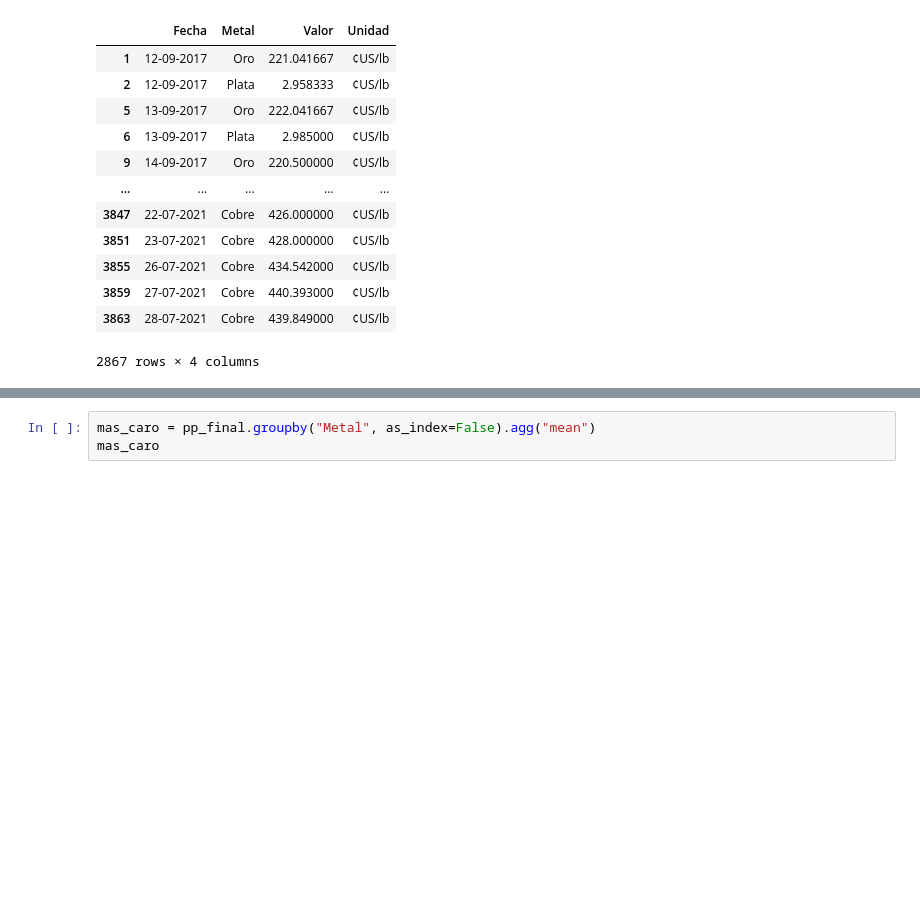
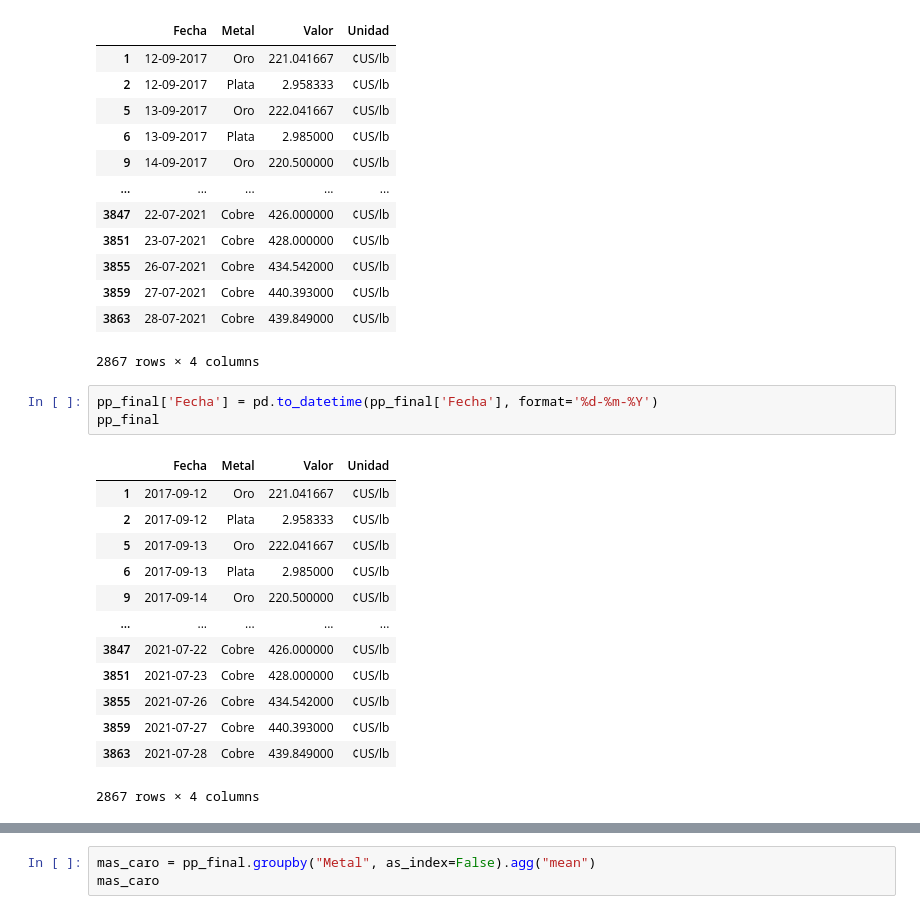
Before and after one commit to ThareauB/Proyecto-libertadores, a Jupyter notebook: mineria.ipynb, the cells around one changed output, grey strips where cells are left out. Cells and saved outputs as stored; diff of their text form; blank space fills up the shorter version.

```diff
--- a/mineria.ipynb
+++ b/mineria.ipynb
@@ -123,4 +123,21 @@ pp_final
 | 3859 | 27-07-2021 | Cobre | 440.393000 | ¢US/lb |
 | 3863 | 28-07-2021 | Cobre | 439.849000 | ¢US/lb |
 2867 rows × 4 columns
+# %%
+pp_final['Fecha'] = pd.to_datetime(pp_final['Fecha'], format='%d-%m-%Y')
+pp_final
+# %% [output]
+|  | Fecha | Metal | Valor | Unidad |
+| 1 | 2017-09-12 | Oro | 221.041667 | ¢US/lb |
+| 2 | 2017-09-12 | Plata | 2.958333 | ¢US/lb |
+| 5 | 2017-09-13 | Oro | 222.041667 | ¢US/lb |
+| 6 | 2017-09-13 | Plata | 2.985000 | ¢US/lb |
+| 9 | 2017-09-14 | Oro | 220.500000 | ¢US/lb |
+| ... | ... | ... | ... | ... |
+| 3847 | 2021-07-22 | Cobre | 426.000000 | ¢US/lb |
+| 3851 | 2021-07-23 | Cobre | 428.000000 | ¢US/lb |
+| 3855 | 2021-07-26 | Cobre | 434.542000 | ¢US/lb |
+| 3859 | 2021-07-27 | Cobre | 440.393000 | ¢US/lb |
+| 3863 | 2021-07-28 | Cobre | 439.849000 | ¢US/lb |
+2867 rows × 4 columns
 # %%
```
Also changed, not shown: parts of 3 cells of this notebook.
